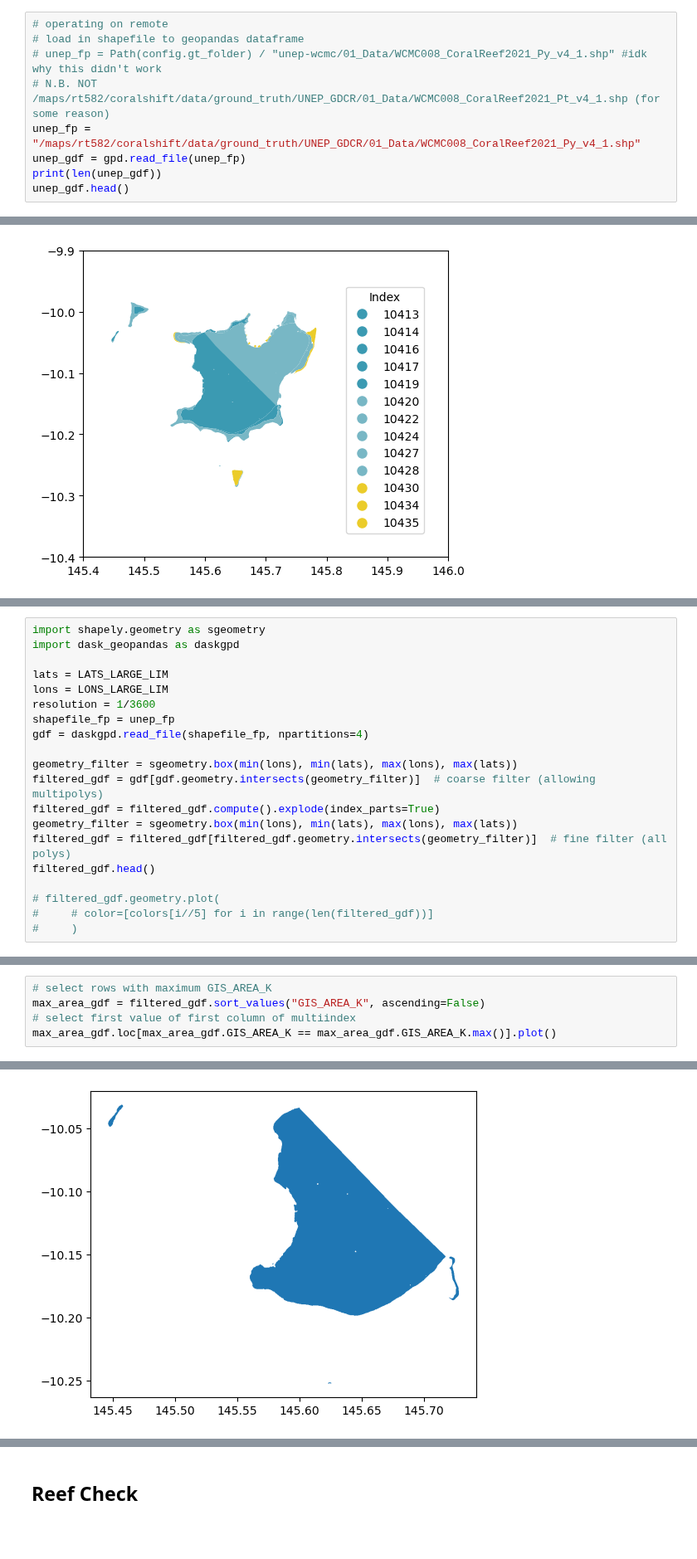
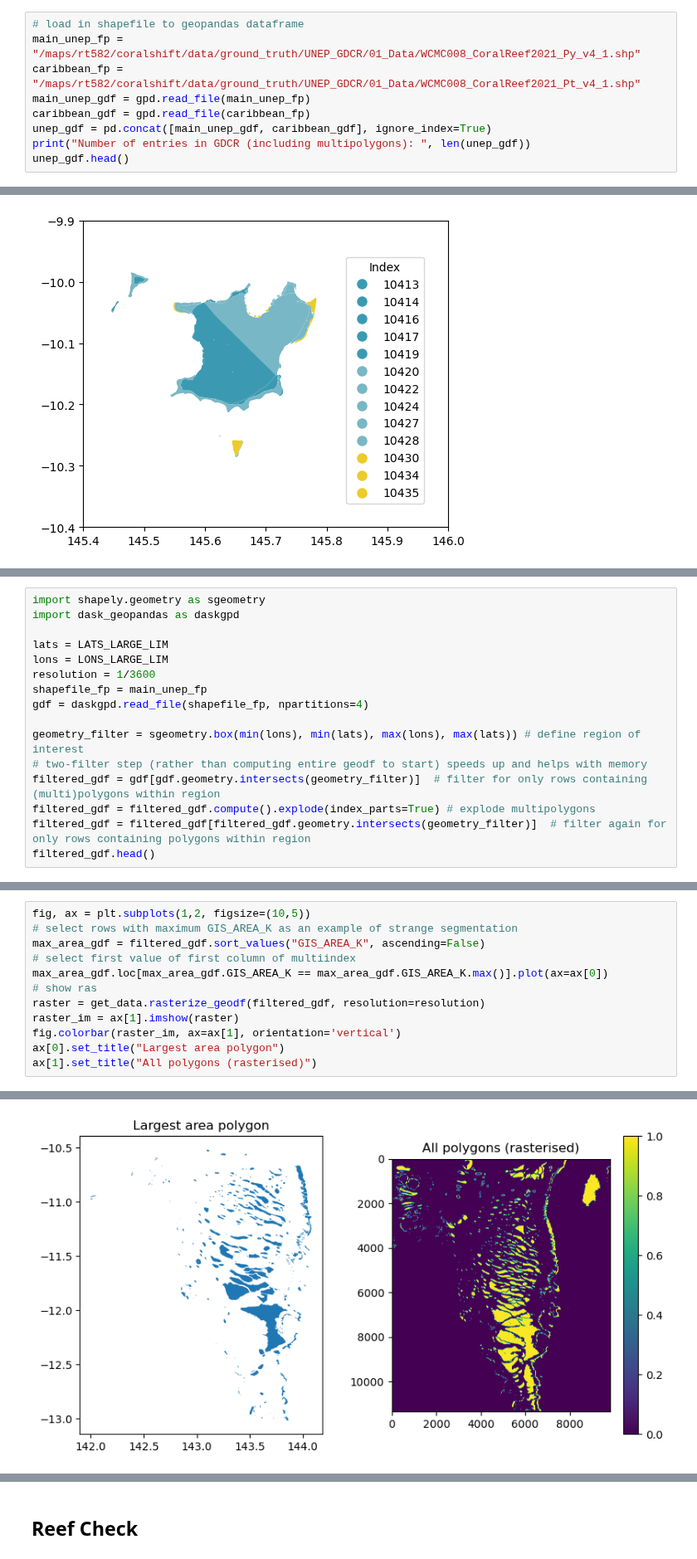
Before and after one commit to orlando-code/coralshift, a Jupyter notebook: notebooks/wip/coral_presence.ipynb, the cells around one changed output, grey strips where cells are left out. Shown at 83% size. Cells and saved outputs as stored; diff of their text form; blank space fills up the shorter version.

Commit message:
cleaned up comparison of rasterisation of geodf at different resolutions

```diff
--- a/notebooks/wip/coral_presence.ipynb
+++ b/notebooks/wip/coral_presence.ipynb
@@ -49,10 +53,10 @@ print(RESOLUTION_LAT)
 # %%
-# operating on remote
 # load in shapefile to geopandas dataframe
-# unep_fp = Path(config.gt_folder) / "unep-wcmc/01_Data/WCMC008_CoralReef2021_Py_v4_1.shp" #idk why this didn't work
-# N.B. NOT /maps/rt582/coralshift/data/ground_truth/UNEP_GDCR/01_Data/WCMC008_CoralReef2021_Pt_v4_1.shp (for some reason)
-unep_fp = "/maps/rt582/coralshift/data/ground_truth/UNEP_GDCR/01_Data/WCMC008_CoralReef2021_Py_v4_1.shp"
-unep_gdf = gpd.read_file(unep_fp)
-print(len(unep_gdf))
+main_unep_fp = "/maps/rt582/coralshift/data/ground_truth/UNEP_GDCR/01_Data/WCMC008_CoralReef2021_Py_v4_1.shp"
+caribbean_fp = "/maps/rt582/coralshift/data/ground_truth/UNEP_GDCR/01_Data/WCMC008_CoralReef2021_Pt_v4_1.shp"
+main_unep_gdf = gpd.read_file(main_unep_fp)
+caribbean_gdf = gpd.read_file(caribbean_fp)
+unep_gdf = pd.concat([main_unep_gdf, caribbean_gdf], ignore_index=True)
+print("Number of entries in GDCR (including multipolygons): ", len(unep_gdf))
 unep_gdf.head()
 # %% [output]
@@ -99,19 +97,15 @@ import dask_geopandas as daskgpd
 lats = LATS_LARGE_LIM
 lons = LONS_LARGE_LIM
 resolution = 1/3600
-shapefile_fp = unep_fp
+shapefile_fp = main_unep_fp
 gdf = daskgpd.read_file(shapefile_fp, npartitions=4)
 
-geometry_filter = sgeometry.box(min(lons), min(lats), max(lons), max(lats))
-filtered_gdf = gdf[gdf.geometry.intersects(geometry_filter)]  # coarse filter (allowing multipolys)
-filtered_gdf = filtered_gdf.compute().explode(index_parts=True)
-geometry_filter = sgeometry.box(min(lons), min(lats), max(lons), max(lats))
-filtered_gdf = filtered_gdf[filtered_gdf.geometry.intersects(geometry_filter)]  # fine filter (all polys)
+geometry_filter = sgeometry.box(min(lons), min(lats), max(lons), max(lats)) # define region of interest
+# two-filter step (rather than computing entire geodf to start) speeds up and helps with memory
+filtered_gdf = gdf[gdf.geometry.intersects(geometry_filter)]  # filter for only rows containing (multi)polygons within region
+filtered_gdf = filtered_gdf.compute().explode(index_parts=True) # explode multipolygons
+filtered_gdf = filtered_gdf[filtered_gdf.geometry.intersects(geometry_filter)]  # filter again for only rows containing polygons within region
 filtered_gdf.head()
-
-# filtered_gdf.geometry.plot(
-#     # color=[colors[i//5] for i in range(len(filtered_gdf))]
-#     )
 # %% [output]
 |  |  | LAYER_NAME | METADATA_I | ORIG_NAME | FAMILY | GENUS | SPECIES | DATA_TYPE | START_DATE | ... |
 | 19 | 0 | CRR | 1.0 | Not Reported | Not Reported | Not Reported | Not Reported | Not Reported | Not Reported | ... |
@@ -129,6 +116,13 @@ array([  7.21553123,   2.8573731 ,   0.39700011, 173.65748539,
 # %%
-# select rows with maximum GIS_AREA_K
+fig, ax = plt.subplots(1,2, figsize=(10,5))
+# select rows with maximum GIS_AREA_K as an example of strange segmentation
 max_area_gdf = filtered_gdf.sort_values("GIS_AREA_K", ascending=False)
 # select first value of first column of multiindex
-max_area_gdf.loc[max_area_gdf.GIS_AREA_K == max_area_gdf.GIS_AREA_K.max()].plot()
+max_area_gdf.loc[max_area_gdf.GIS_AREA_K == max_area_gdf.GIS_AREA_K.max()].plot(ax=ax[0])
+# show ras
+raster = get_data.rasterize_geodf(filtered_gdf, resolution=resolution)
+raster_im = ax[1].imshow(raster)
+fig.colorbar(raster_im, ax=ax[1], orientation='vertical')
+ax[0].set_title("Largest area polygon")
+ax[1].set_title("All polygons (rasterised)")
 # %% [output]
@@ -136 +130 @@ max_area_gdf.loc[max_area_gdf.GIS_AREA_K == max_area_gdf.GIS_AREA_K.max()].plot(
-[figure, old version]
+[figure, new version]
```
Also changed, not shown: parts of 57 cells of this notebook.
